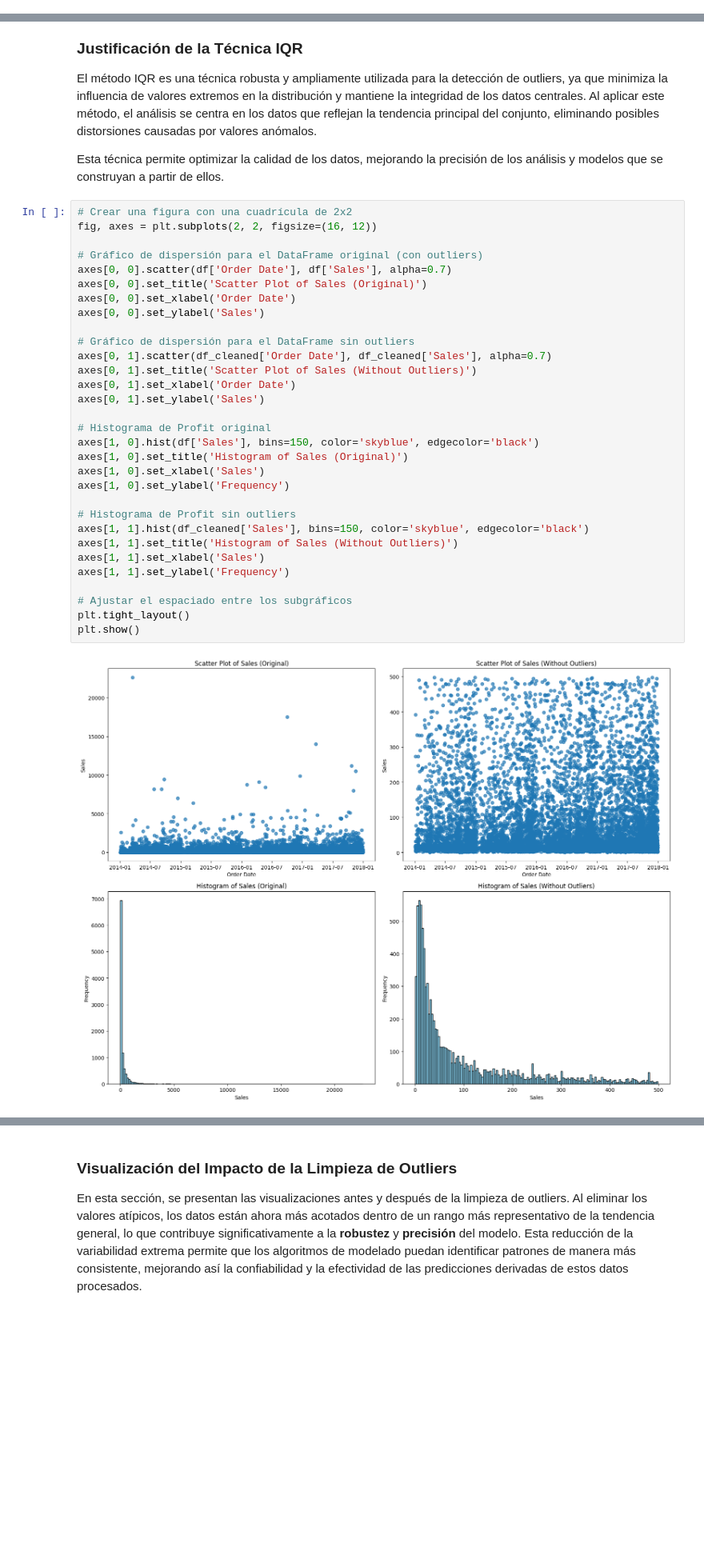
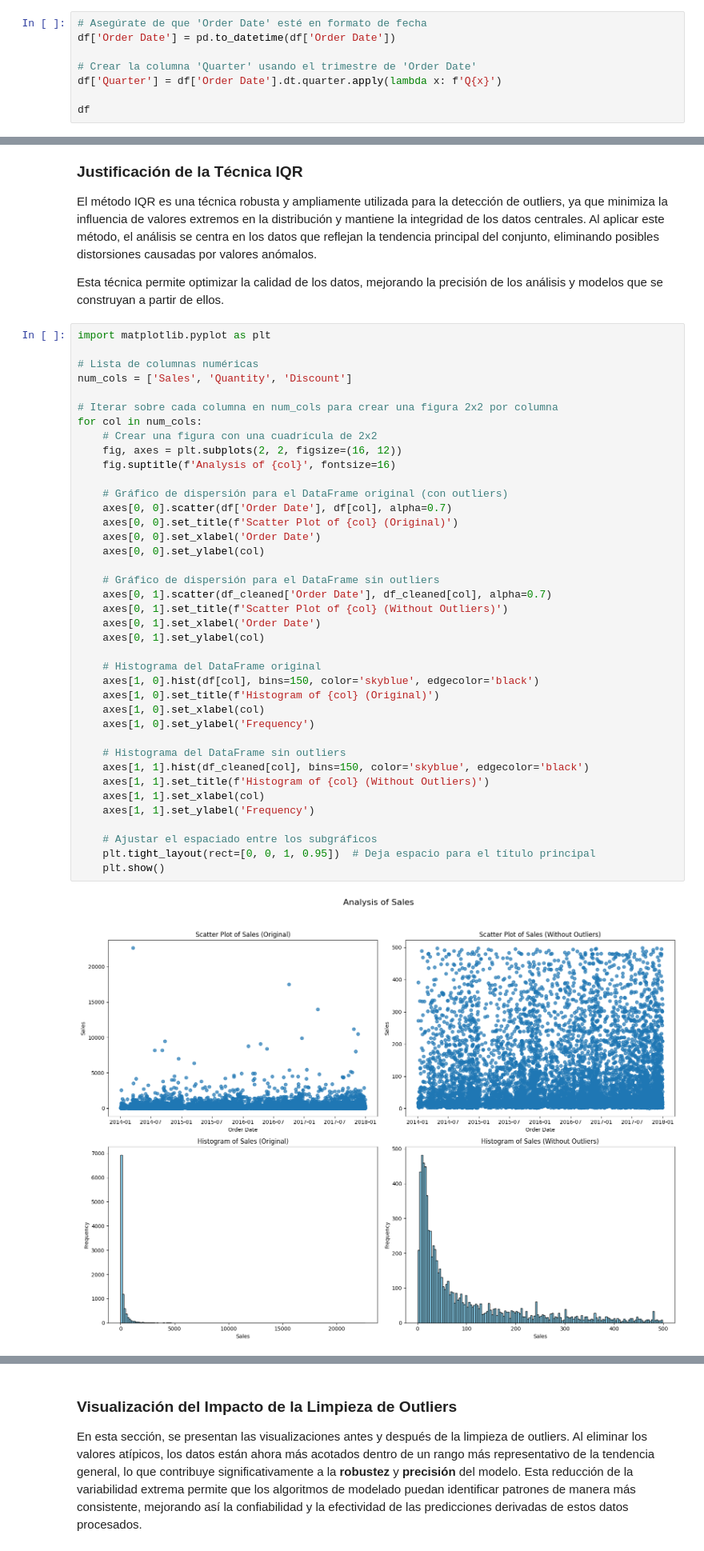
Before and after one commit to NicolasAlarconS/data_science, a Jupyter notebook: nicoals_alarcon_notebook.ipynb, the cells around one changed output, grey strips where cells are left out. Shown at 80% size. Saved outputs shown, nothing was run; the diff lists cells and outputs as text; blank space fills up the shorter version.

Commit message:
Update Entrega FInal

```diff
--- a/nicoals_alarcon_notebook.ipynb
+++ b/nicoals_alarcon_notebook.ipynb
@@ -468,0 +460,8 @@ Cantidad de outliers en 'Sales': 1167
+# %%
+# Asegúrate de que 'Order Date' esté en formato de fecha
+df['Order Date'] = pd.to_datetime(df['Order Date'])
+
+# Crear la columna 'Quarter' usando el trimestre de 'Order Date'
+df['Quarter'] = df['Order Date'].dt.quarter.apply(lambda x: f'Q{x}')
+
+df
@@ -485,35 +534,43 @@ El método IQR es una técnica robusta y ampliamente utilizada para la detecció
 
 Esta técnica permite optimizar la calidad de los datos, mejorando la precisión de los análisis y modelos que se construyan a partir de ellos.
 # %%
-# Crear una figura con una cuadrícula de 2x2
-fig, axes = plt.subplots(2, 2, figsize=(16, 12))
+import matplotlib.pyplot as plt
 
-# Gráfico de dispersión para el DataFrame original (con outliers)
-axes[0, 0].scatter(df['Order Date'], df['Sales'], alpha=0.7)
-axes[0, 0].set_title('Scatter Plot of Sales (Original)')
-axes[0, 0].set_xlabel('Order Date')
-axes[0, 0].set_ylabel('Sales')
+# Lista de columnas numéricas
+num_cols = ['Sales', 'Quantity', 'Discount']
 
-# Gráfico de dispersión para el DataFrame sin outliers
-axes[0, 1].scatter(df_cleaned['Order Date'], df_cleaned['Sales'], alpha=0.7)
-axes[0, 1].set_title('Scatter Plot of Sales (Without Outliers)')
-axes[0, 1].set_xlabel('Order Date')
-axes[0, 1].set_ylabel('Sales')
+# Iterar sobre cada columna en num_cols para crear una figura 2x2 por columna
+for col in num_cols:
+    # Crear una figura con una cuadrícula de 2x2
+    fig, axes = plt.subplots(2, 2, figsize=(16, 12))
+    fig.suptitle(f'Analysis of {col}', fontsize=16)
 
-# Histograma de Profit original
-axes[1, 0].hist(df['Sales'], bins=150, color='skyblue', edgecolor='black')
-axes[1, 0].set_title('Histogram of Sales (Original)')
-axes[1, 0].set_xlabel('Sales')
-axes[1, 0].set_ylabel('Frequency')
+    # Gráfico de dispersión para el DataFrame original (con outliers)
+    axes[0, 0].scatter(df['Order Date'], df[col], alpha=0.7)
+    axes[0, 0].set_title(f'Scatter Plot of {col} (Original)')
+    axes[0, 0].set_xlabel('Order Date')
+    axes[0, 0].set_ylabel(col)
 
-# Histograma de Profit sin outliers
-axes[1, 1].hist(df_cleaned['Sales'], bins=150, color='skyblue', edgecolor='black')
-axes[1, 1].set_title('Histogram of Sales (Without Outliers)')
-axes[1, 1].set_xlabel('Sales')
-axes[1, 1].set_ylabel('Frequency')
+    # Gráfico de dispersión para el DataFrame sin outliers
+    axes[0, 1].scatter(df_cleaned['Order Date'], df_cleaned[col], alpha=0.7)
+    axes[0, 1].set_title(f'Scatter Plot of {col} (Without Outliers)')
+    axes[0, 1].set_xlabel('Order Date')
+    axes[0, 1].set_ylabel(col)
 
-# Ajustar el espaciado entre los subgráficos
-plt.tight_layout()
-plt.show()
+    # Histograma del DataFrame original
+    axes[1, 0].hist(df[col], bins=150, color='skyblue', edgecolor='black')
+    axes[1, 0].set_title(f'Histogram of {col} (Original)')
+    axes[1, 0].set_xlabel(col)
+    axes[1, 0].set_ylabel('Frequency')
+
+    # Histograma del DataFrame sin outliers
+    axes[1, 1].hist(df_cleaned[col], bins=150, color='skyblue', edgecolor='black')
+    axes[1, 1].set_title(f'Histogram of {col} (Without Outliers)')
+    axes[1, 1].set_xlabel(col)
+    axes[1, 1].set_ylabel('Frequency')
+
+    # Ajustar el espaciado entre los subgráficos
+    plt.tight_layout(rect=[0, 0, 1, 0.95])  # Deja espacio para el título principal
+    plt.show()
 # %% [output]
-[figure, old version]
+[figure, new version]
```
Also changed, not shown: parts of 12 cells of this notebook.
